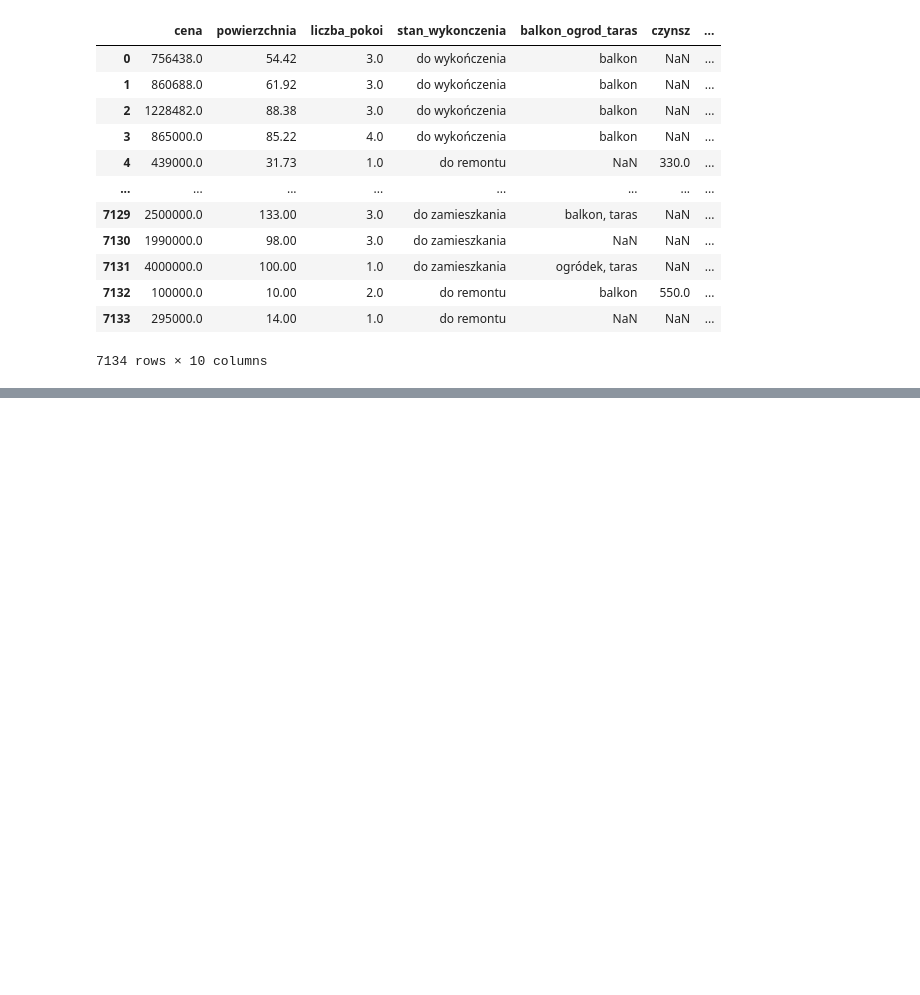
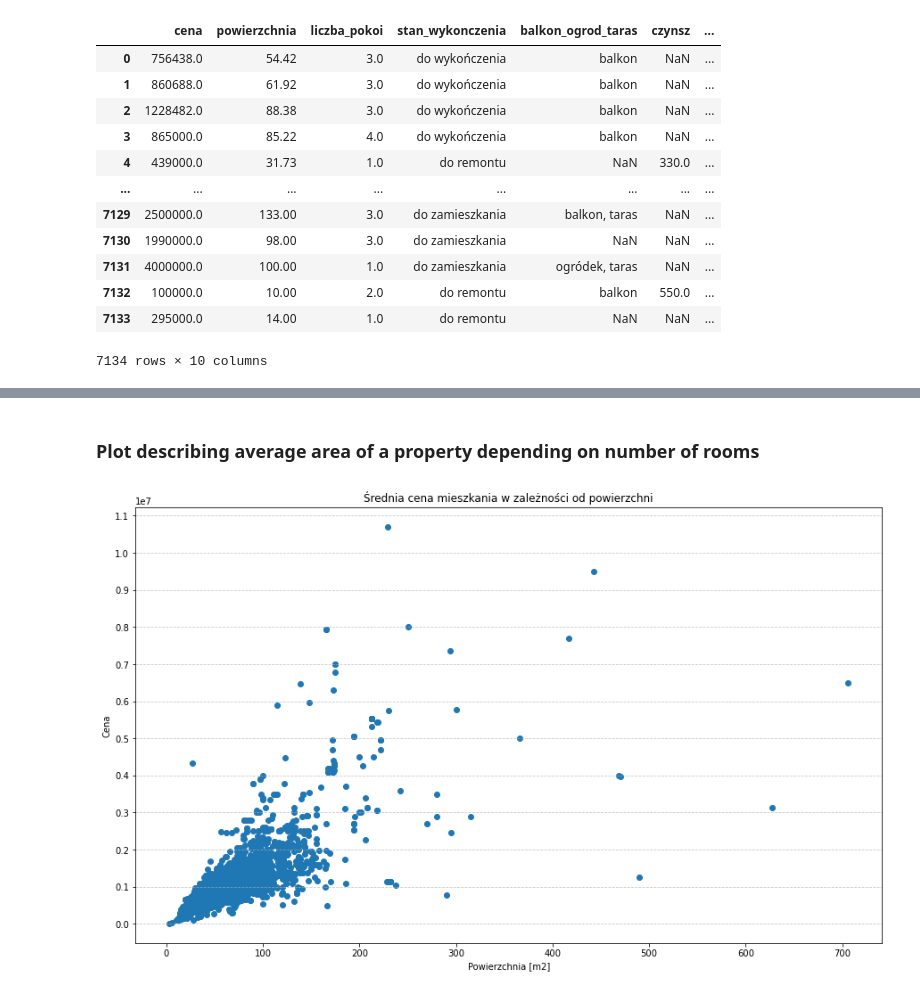
Before and after one commit to FrotiFratek/WebScrapingRealEstate, a Jupyter notebook: analiza.ipynb, the cells around one changed output, grey strips where cells are left out. Cells and saved outputs as stored; diff of their text form; code cells hidden in the pictures; blank space fills up the shorter version.

```diff
--- a/analiza.ipynb
+++ b/analiza.ipynb
@@ -124,23 +114,0 @@ df.reset_index(drop=True, inplace=True)
-# %%
-#I also wanna add "dzielnica" column, so I can get analyze data depending on district
-df['dzielnica'] = df['lokalizacja']
-df['dzielnica'] = df['dzielnica'].apply(lambda x: 'Stare Miasto' if 'Stare Miasto' in x else x)
-df['dzielnica'] = df['dzielnica'].apply(lambda x: 'Grzegórzki' if 'Grzegórzki' in x else x)
-df['dzielnica'] = df['dzielnica'].apply(lambda x: 'Prądnik Czerwony' if 'Prądnik Czerwony' in x else x)
-df['dzielnica'] = df['dzielnica'].apply(lambda x: 'Prądnik Biały' if 'Prądnik Biały' in x else x)
-df['dzielnica'] = df['dzielnica'].apply(lambda x: 'Krowodrza' if 'Krowodrza' in x else x)
-df['dzielnica'] = df['dzielnica'].apply(lambda x: 'Bronowice' if 'Bronowice' in x else x)
-df['dzielnica'] = df['dzielnica'].apply(lambda x: 'Zwierzyniec' if 'Zwierzyniec' in x else x)
-df['dzielnica'] = df['dzielnica'].apply(lambda x: 'Łagiewniki-Borek Fałęcki' if 'Łagiewniki-Borek Fałęcki' in x else x)
-df['dzielnica'] = df['dzielnica'].apply(lambda x: 'Swoszowice' if 'Swoszowice' in x else x)
-df['dzielnica'] = df['dzielnica'].apply(lambda x: 'Podgórze Duchackie' if 'Podgórze Duchackie' in x else x)
-df['dzielnica'] = df['dzielnica'].apply(lambda x: 'Bieżanów-Prokocim' if 'Bieżanów-Prokocim' in x else x)
-df['dzielnica'] = df['dzielnica'].apply(lambda x: 'Podgórze' if 'Podgórze' in x else x)
-df['dzielnica'] = df['dzielnica'].apply(lambda x: 'Czyżyny' if 'Czyżyny' in x else x)
-df['dzielnica'] = df['dzielnica'].apply(lambda x: 'Mistrzejowice' if 'Mistrzejowice' in x else x)
-df['dzielnica'] = df['dzielnica'].apply(lambda x: 'Bieńczyce' if 'Bieńczyce' in x else x)
-df['dzielnica'] = df['dzielnica'].apply(lambda x: 'Wzgórza Krzesławickie' if 'Wzgórza Krzesławickie' in x else x)
-df['dzielnica'] = df['dzielnica'].apply(lambda x: 'Nowa Huta' if 'Nowa Huta' in x else x)
-df['dzielnica'] = df['dzielnica'].apply(lambda x: 'Dębniki' if 'Dębniki' in x else x)
-
-df['dzielnica'].value_counts()
@@ -203,0 +221,22 @@ plt.close()
+# %% [markdown]
+<h3>Plot describing average area of a property depending on number of rooms</h3>
+# %%
+plt.figure(figsize=(15, 9))
+plt.scatter(df['powierzchnia'], df['cena'])
+plt.title('Średnia cena mieszkania w zależności od powierzchni')
+plt.xlabel('Powierzchnia [m2]')
+plt.ylabel('Cena')
+plt.grid(axis='y', linestyle='--', alpha=0.7)
+
+# Determine suitable ytick intervals
+max_y = max(df['cena'])
+ytick_interval = 10 ** (int(np.log10(max_y)) - 1)  # Adjust interval based on order of magnitude
+
+# Set yticks
+yticks = np.arange(0, max_y + ytick_interval, ytick_interval)
+plt.yticks(yticks)
+
+plt.show()
+plt.close()
+# %% [output]
+[figure, added]
```
Also changed, not shown: parts of 19 cells of this notebook.
